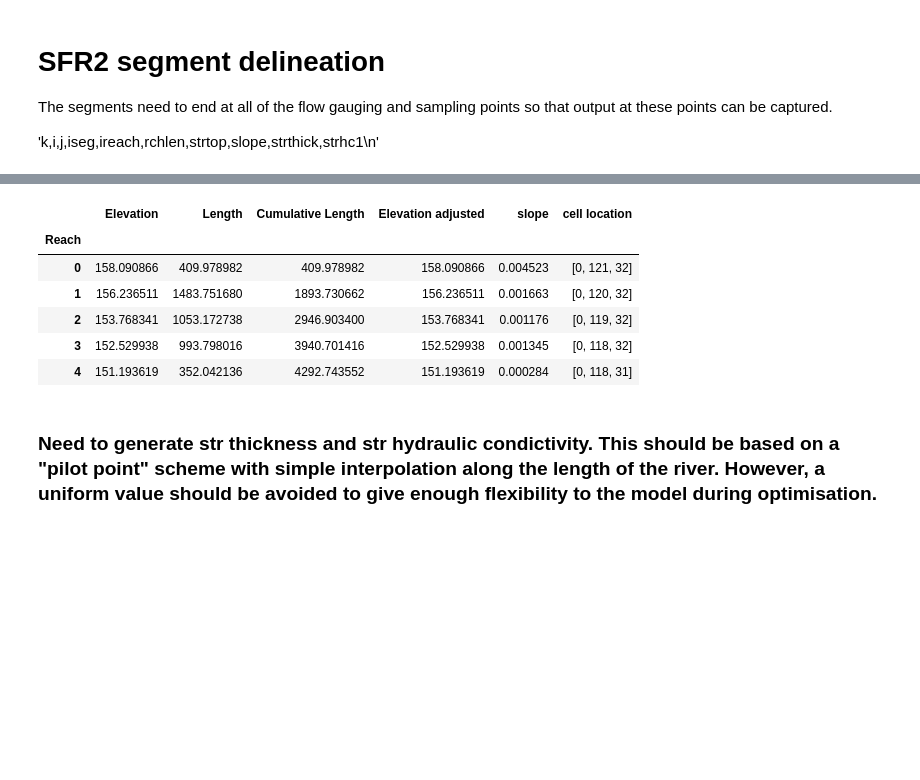
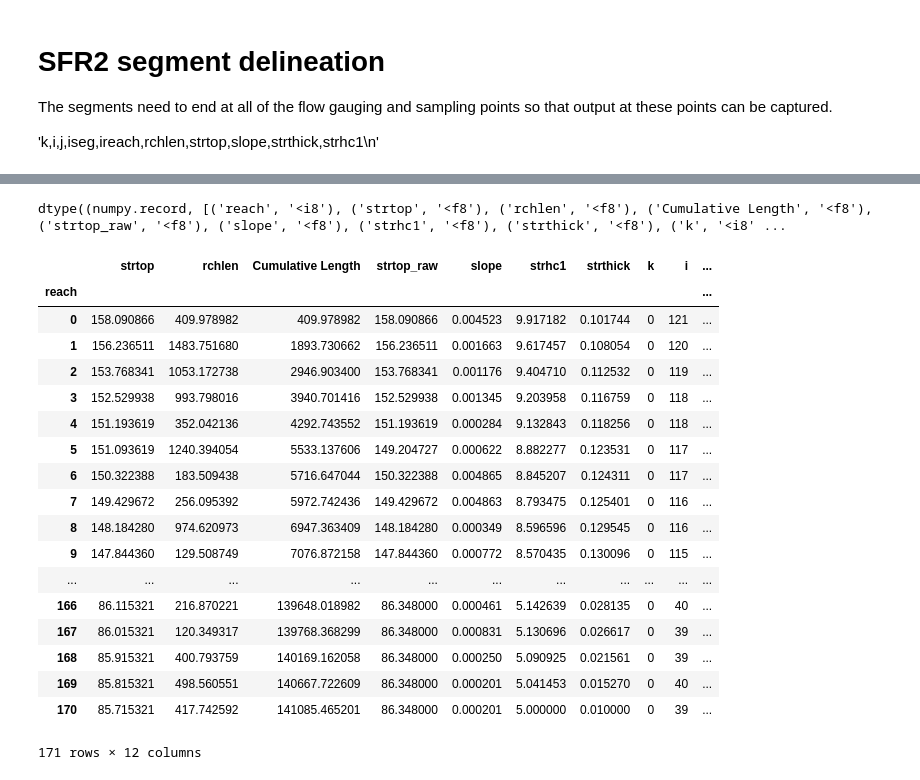
Before and after one commit to daniel-partington/CampaspeModel, a Jupyter notebook: CustomScripts/SFR2_build.ipynb, the cells around one changed output, grey strips where cells are left out. Drawn from its saved outputs; the diff is of its cells as text; code cells hidden in the pictures; blank space fills up the shorter version.

```diff
--- a/CustomScripts/SFR2_build.ipynb
+++ b/CustomScripts/SFR2_build.ipynb
@@ -948,19 +917,23 @@ def getFlow(path=None, start_date=None, end_date=None, summary=False, sites=None
 # %%
 flows, flows_ts = getFlow(sites=Campaspe['Site Id'].tolist())
 # %%
-#fig = plt.figure()
-#ax = fig.add_subplot(111)
+fig = plt.figure(figsize=(6, 7))
 Months = ['Jan', 'Feb', 'Mar', 'Apr', 'May', 'Jun', 'Jul', 'Aug', 'Sep', 'Oct', 'Nov', 'Dec']
 colors = 'rgbc'
 
 for index, key in enumerate(flows_ts.keys()):
+    ax = fig.add_subplot(4, 1, index + 1)
     df_temp = flows_ts[key][flows_ts[key].index > datetime.datetime(2010,1,1)].resample('M').mean()
     df_temp = pd.groupby(df_temp, by=[df_temp.index.month]).mean()
     df_temp['Months'] = Months
-    ax = df_temp.plot(kind='bar', x='Months', y='Mean', style='.', color=colors[index], label=key, alpha=1.0) # ax=ax,
-    ax.set_ylabel("Flow (m$^3$/day)")
+    df_temp.plot(kind='bar', x='Months', y='Mean', style='.', color=colors[index], label=key, alpha=1.0, ax=ax)
+    if index != 3:
+        ax.set_xticklabels([])
+        ax.set_xlabel("")
+    if index == 1:
+        ax.set_ylabel("Flow (m$^3$/day)")
     #ax.set_xlim(x_lim)
-    ax.set_ylim(0, 700)
+    ax.set_ylim(0, 900)
     #print(key, flows_ts[key].index[-1])
 #ax.set_ylim(0,100)
 #legend = ax.legend()
@@ -1290,3 +1213,23 @@ linear_interpolate_from_points(20, )
+# %%
+strcond_val = [10., 0.5, 12., 5.]
+strthick_val = [0.1, 0.3, 0.9, 0.01]
+strwidth_val = [10., 20., 30., 12.]
+roughness_channel = [0.001, 0.002, 0.04, 0.0006]
+
+known_points = [river_seg['rchlen'].sum()/x for x in range(1, len(strcond_val))] + [0.]
+known_points = known_points[::-1]
+river_seg['strhc1'] = np.interp(river_seg['Cumulative Length'].tolist(), known_points, strcond_val)
+river_seg['strthick'] = np.interp(river_seg['Cumulative Length'].tolist(), known_points, strthick_val)
+# %%
+amalg_riv_points_naive_layer = [[0] + x for x in amalg_riv_points]
+#amalg_riv_points_naive_layer
+#river_seg['cell location'] = amalg_riv_points_naive_layer
+river_seg['k'] = [x[0] for x in amalg_riv_points_naive_layer]
+#river_seg['k'] = river_seg['k'].astype(np.int8, inplace=True)
+river_seg['i'] = [x[1] for x in amalg_riv_points_naive_layer]
+river_seg['j'] = [x[2] for x in amalg_riv_points_naive_layer]
+river_seg['ireach'] = 1
+river_seg['iseg'] = river_seg.index + 1
 # %%
 river_seg.head()
 # %% [output]
@@ -1304,4 +1242,0 @@ len(amalg_riv_points)
-# %%
-amalg_riv_points_naive_layer = [[0] + x for x in amalg_riv_points]
-amalg_riv_points_naive_layer
-river_seg['cell location'] = amalg_riv_points_naive_layer
@@ -1307,0 +1280,4 @@ river_seg['cell location'] = amalg_riv_points_naive_layer
+# %%
+river_seg_recarray.dtype
+# %% [output]
+dtype((numpy.record, [('reach', '<i8'), ('strtop', '<f8'), ('rchlen', '<f8'), ('Cumulative Length', '<f8'), ('strtop_raw', '<f8'), ('slope', '<f8'), ('strhc1', '<f8'), ('strthick', '<f8'), ('k', '<i8' ...
@@ -1308,12 +1286,22 @@ river_seg['cell location'] = amalg_riv_points_naive_layer
 # %%
-river_seg.head()
+river_seg
 # %% [output]
-|  | Elevation | Length | Cumulative Length | Elevation adjusted | slope | cell location |
-| Reach |  |  |  |  |  |  |
-| 0 | 158.090866 | 409.978982 | 409.978982 | 158.090866 | 0.004523 | [0, 121, 32] |
-| 1 | 156.236511 | 1483.751680 | 1893.730662 | 156.236511 | 0.001663 | [0, 120, 32] |
-| 2 | 153.768341 | 1053.172738 | 2946.903400 | 153.768341 | 0.001176 | [0, 119, 32] |
-| 3 | 152.529938 | 993.798016 | 3940.701416 | 152.529938 | 0.001345 | [0, 118, 32] |
-| 4 | 151.193619 | 352.042136 | 4292.743552 | 151.193619 | 0.000284 | [0, 118, 31] |
+|  | strtop | rchlen | Cumulative Length | strtop_raw | slope | strhc1 | strthick | k | i | ... |
+| reach |  |  |  |  |  |  |  |  |  | ... |
+| 0 | 158.090866 | 409.978982 | 409.978982 | 158.090866 | 0.004523 | 9.917182 | 0.101744 | 0 | 121 | ... |
+| 1 | 156.236511 | 1483.751680 | 1893.730662 | 156.236511 | 0.001663 | 9.617457 | 0.108054 | 0 | 120 | ... |
+| 2 | 153.768341 | 1053.172738 | 2946.903400 | 153.768341 | 0.001176 | 9.404710 | 0.112532 | 0 | 119 | ... |
+| 3 | 152.529938 | 993.798016 | 3940.701416 | 152.529938 | 0.001345 | 9.203958 | 0.116759 | 0 | 118 | ... |
+| 4 | 151.193619 | 352.042136 | 4292.743552 | 151.193619 | 0.000284 | 9.132843 | 0.118256 | 0 | 118 | ... |
+| 5 | 151.093619 | 1240.394054 | 5533.137606 | 149.204727 | 0.000622 | 8.882277 | 0.123531 | 0 | 117 | ... |
+| 6 | 150.322388 | 183.509438 | 5716.647044 | 150.322388 | 0.004865 | 8.845207 | 0.124311 | 0 | 117 | ... |
+| 7 | 149.429672 | 256.095392 | 5972.742436 | 149.429672 | 0.004863 | 8.793475 | 0.125401 | 0 | 116 | ... |
+| 8 | 148.184280 | 974.620973 | 6947.363409 | 148.184280 | 0.000349 | 8.596596 | 0.129545 | 0 | 116 | ... |
+| 9 | 147.844360 | 129.508749 | 7076.872158 | 147.844360 | 0.000772 | 8.570435 | 0.130096 | 0 | 115 | ... |
+| ... | ... | ... | ... | ... | ... | ... | ... | ... | ... | ... |
+| 166 | 86.115321 | 216.870221 | 139648.018982 | 86.348000 | 0.000461 | 5.142639 | 0.028135 | 0 | 40 | ... |
+| 167 | 86.015321 | 120.349317 | 139768.368299 | 86.348000 | 0.000831 | 5.130696 | 0.026617 | 0 | 39 | ... |
+| 168 | 85.915321 | 400.793759 | 140169.162058 | 86.348000 | 0.000250 | 5.090925 | 0.021561 | 0 | 39 | ... |
+| 169 | 85.815321 | 498.560551 | 140667.722609 | 86.348000 | 0.000201 | 5.041453 | 0.015270 | 0 | 40 | ... |
+| 170 | 85.715321 | 417.742592 | 141085.465201 | 86.348000 | 0.000201 | 5.000000 | 0.010000 | 0 | 39 | ... |
+171 rows × 12 columns
-# %% [markdown]
-### Need to generate str thickness and str hydraulic condictivity. This should be based on a "pilot point" scheme with simple interpolation along the length of the river. However, a uniform value should be avoided to give enough flexibility to the model during optimisation.
```
Also changed, not shown: parts of 81 cells of this notebook, 5 other files.
